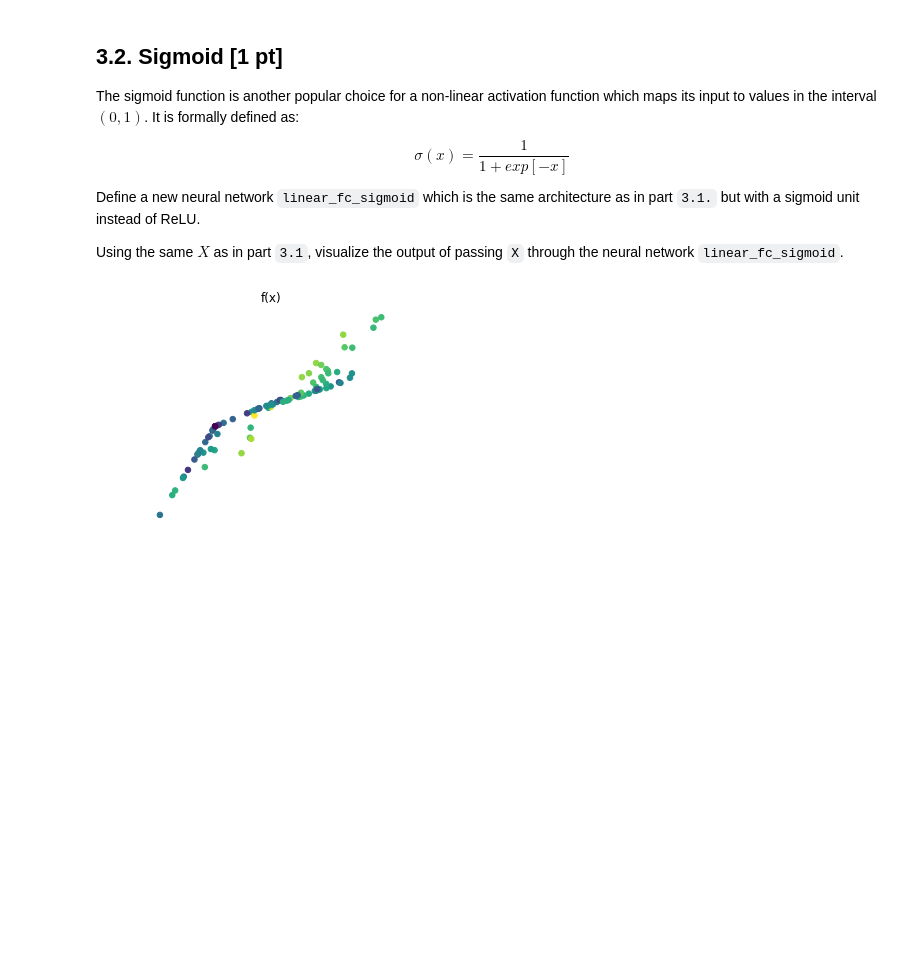
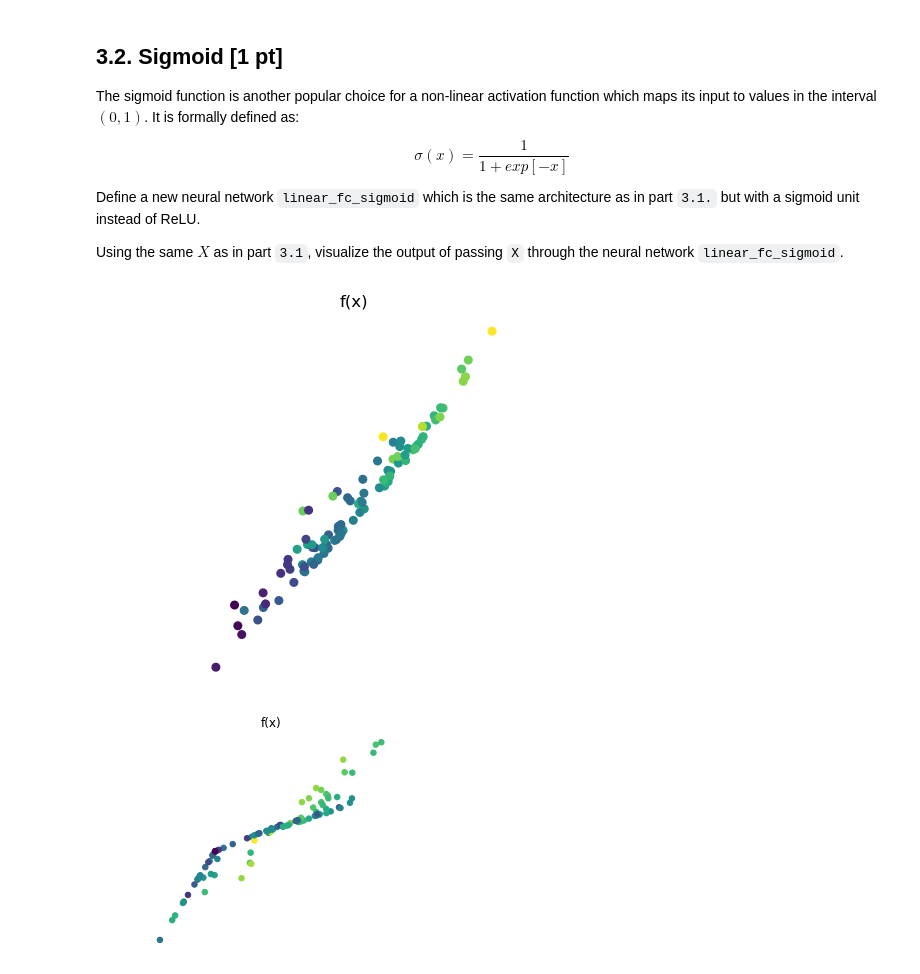
Before and after one commit to orthogonalkk/HW-of-Multimodal-Learning, a Jupyter notebook: assignment_1_1.ipynb, the cells around one changed output. Drawn from its saved outputs; the diff is of its cells as text; code cells hidden in the pictures; blank space fills up the shorter version.

```diff
--- a/assignment_1_1.ipynb
+++ b/assignment_1_1.ipynb
@@ -232,6 +246,18 @@ $$\sigma(x) = \frac{1}{1+ exp[-x]}$$
 Define a new neural network `linear_fc_sigmoid` which is the same architecture as in part `3.1.` but with a sigmoid unit instead of ReLU.
 
 Using the same $X$ as in part `3.1`, visualize the output of passing `X` through the neural network `linear_fc_sigmoid`.
+# %%
+# create 1-layer neural networks with Sigmoid activation
+linear_fc_sigmoid = torch.nn.Sequential(torch.nn.Linear(2,5),torch.nn.Sigmoid(),torch.nn.Linear(5,2))
+
+# Visualize the output of linear_fc_sigmoid model with random initialization
+linear_fc_sigmoid.to(device)
+with torch.no_grad():
+    Y = linear_fc_sigmoid(X)
+colors = X[:, 0]
+show_scatterplot(Y, colors, title='f(x)')
+# %% [output]
+[figure, added]
 # %%
 # create 1-layer neural networks with Sigmoid activation
 linear_fc_sigmoid = # TODO
```
Also changed, not shown: parts of 7 cells of this notebook.
